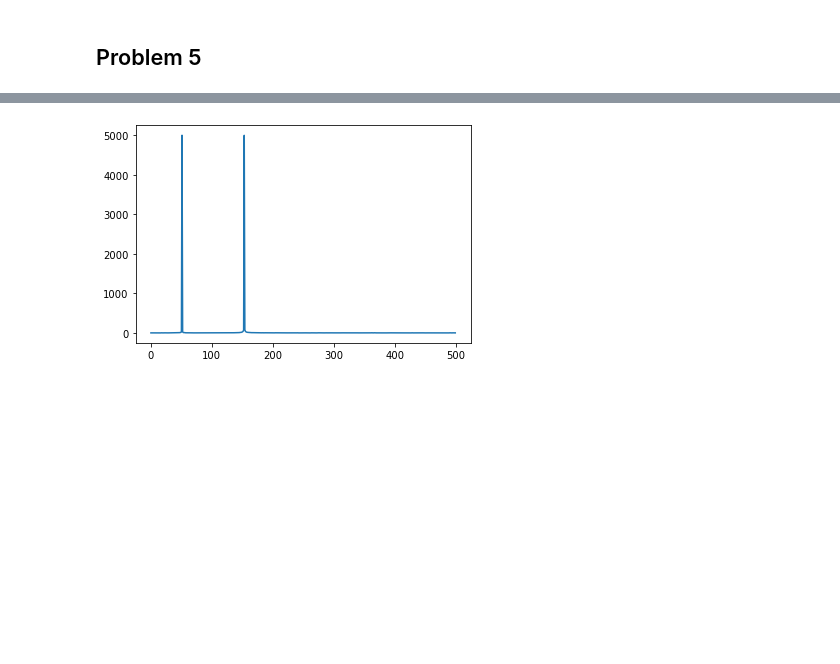
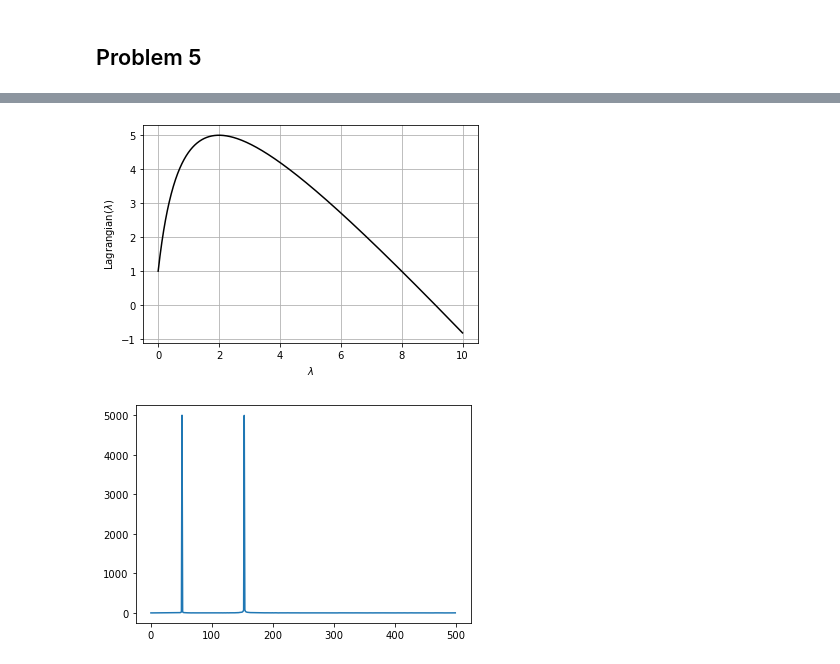
Before and after one commit to arx7ti/optimization-course, a Jupyter notebook: Homework4.ipynb, the cells around one changed output, grey strips where cells are left out. Cells and saved outputs as stored; diff of their text form; code cells hidden in the pictures; blank space fills up the shorter version.

```diff
--- a/Homework4.ipynb
+++ b/Homework4.ipynb
@@ -40,3 +58,14 @@ Text(0, 0.5, '$y$')
+# %%
+l = np.linspace(0, 10, 1000)
+lagrangian = -9 * l ** 2 / (l + 1) + 8 * l + 1
+
+plt.plot(l, lagrangian, color="black")
+plt.xlabel(r"$\lambda$")
+plt.ylabel(r"Lagrangian($\lambda$)")
+plt.grid()
+plt.show()
+# %% [output]
+[figure, added]
 # %%
 sf = 10000
 t = np.linspace(0, 1, sf)
```
Also changed, not shown: parts of 11 cells of this notebook, 9 other files.
